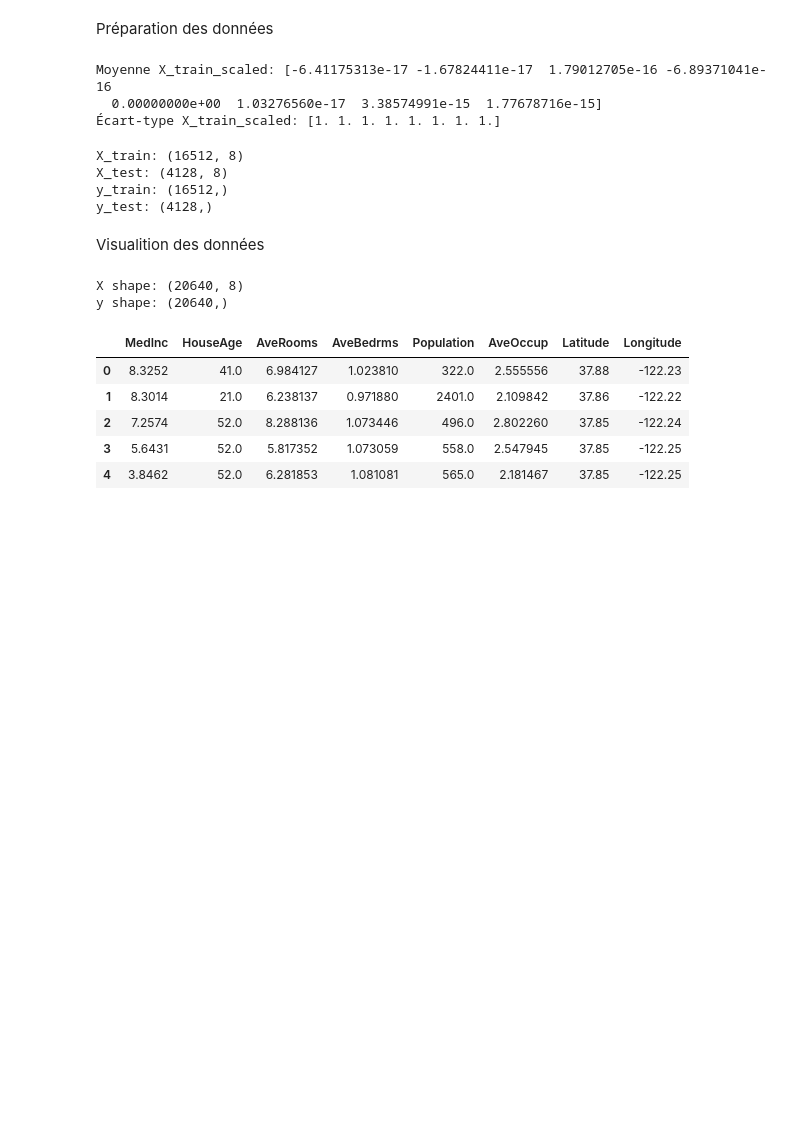
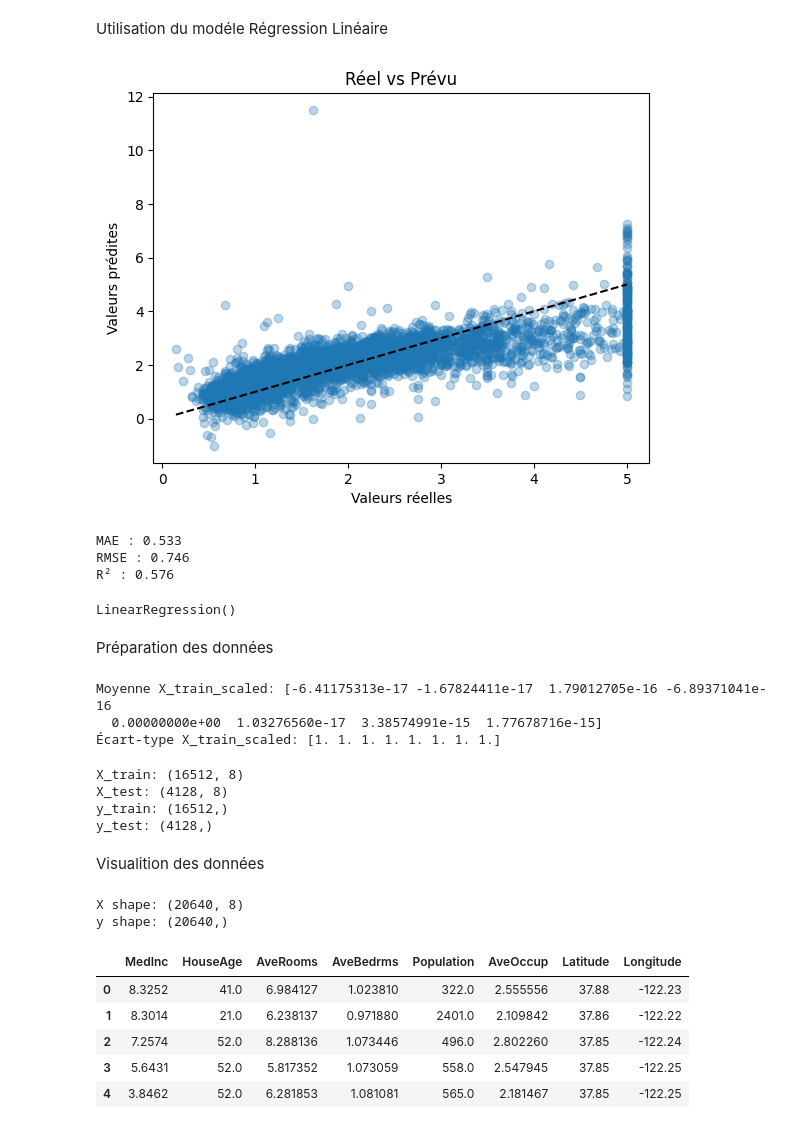
Before and after one commit to Abdullah-0305/ML_IA, a Jupyter notebook: notebooks/01_exploration.ipynb, the cells around one changed output. Saved outputs shown, nothing was run; the diff lists cells and outputs as text; code cells hidden in the pictures; blank space fills up the shorter version.

Commit message:
Modéle Régression Linéaire

```diff
--- a/notebooks/01_exploration.ipynb
+++ b/notebooks/01_exploration.ipynb
@@ -0,0 +1,32 @@
+# %% [markdown]
+Utilisation du modéle Régression Linéaire
+# %%
+import matplotlib.pyplot as plt
+
+plt.scatter(y_test, y_pred, alpha=0.3)
+plt.xlabel("Valeurs réelles")
+plt.ylabel("Valeurs prédites")
+plt.title("Réel vs Prévu")
+plt.plot([y_test.min(), y_test.max()], [y_test.min(), y_test.max()], 'k--')  # ligne y=x
+plt.show()
+# %% [output]
+[figure, added]
+# %%
+# MAE : moyenne des erreurs absolues
+mae = mean_absolute_error(y_test, y_pred)
+
+# RMSE : racine de l'erreur quadratique moyenne
+import numpy as np
+
+rmse = np.sqrt(mean_squared_error(y_test, y_pred))
+
+# R² : coefficient de détermination (proportion de variance expliquée)
+r2 = r2_score(y_test, y_pred)
+
+print(f"MAE : {mae:.3f}")
+print(f"RMSE : {rmse:.3f}")
+print(f"R² : {r2:.3f}")
+# %% [output]
+MAE : 0.533
+RMSE : 0.746
+R² : 0.576
@@ -1,3 +36,14 @@
+# %%
+from sklearn.linear_model import LinearRegression
+from sklearn.metrics import mean_absolute_error, mean_squared_error, r2_score
+
+# Créer le modèle
+model = LinearRegression()
+
+# Entraîner le modèle sur les données d'entraînement
+model.fit(X_train_scaled, y_train)
+# %% [output]
+LinearRegression()
 # %% [markdown]
 Préparation des données
 # %%
```
Also changed, not shown: parts of 1 cell of this notebook.
